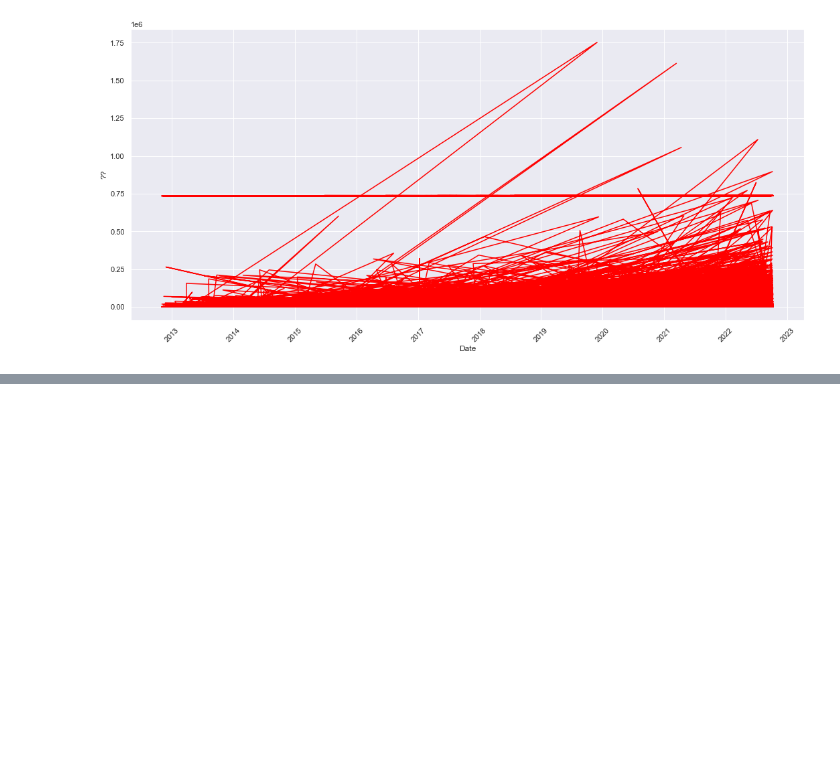
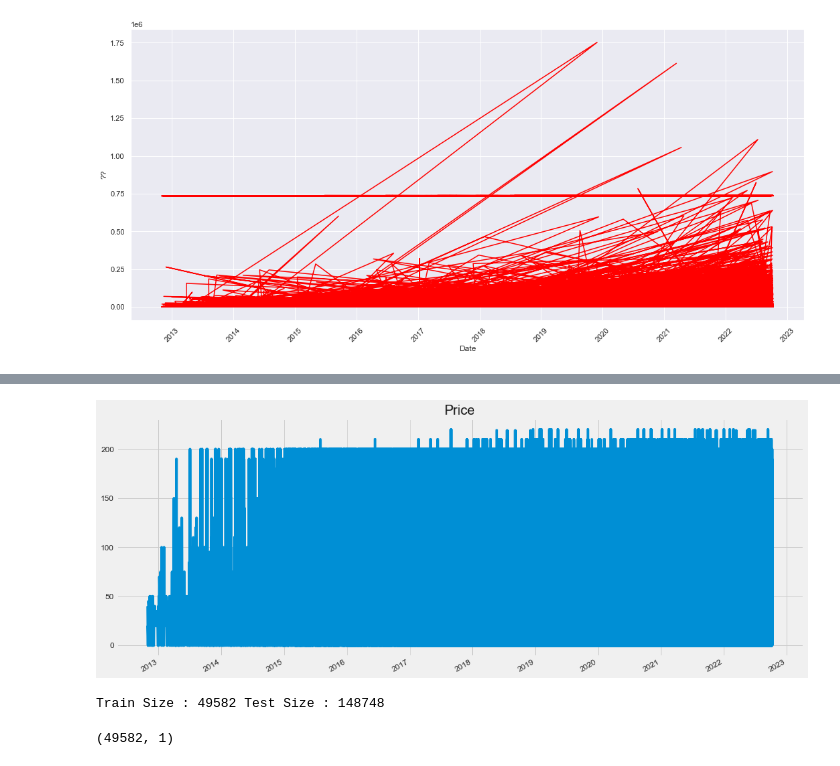
Before and after one commit to Amizzuddin/sc1015, a Jupyter notebook: timeSubPriceRate.ipynb, the cells around one changed output, grey strips where cells are left out. Saved outputs shown, nothing was run; the diff lists cells and outputs as text; code cells hidden in the pictures; blank space fills up the shorter version.

```diff
--- a/timeSubPriceRate.ipynb
+++ b/timeSubPriceRate.ipynb
@@ -261,0 +246,5 @@ plt.show()
+# %%
+df = pd.DataFrame(RemovedOutlierDataset[['price','last_update_date']])
+df['last_update_date'] = pd.to_datetime(df['last_update_date'])
+df.set_index('last_update_date', inplace= True)
+df.head(5)
@@ -261,0 +259,10 @@ plt.show()
+# %%
+plt.figure(figsize=(15, 6))
+df['price'].plot()
+plt.ylabel(None)
+plt.xlabel(None)
+plt.title("Price")
+plt.tight_layout()
+plt.show()
+# %% [output]
+[figure, added]
@@ -261,0 +279,12 @@ plt.show()
+# %%
+# 25% to Train , 75% to Test
+train_size = int(len(data) * 0.25)
+test_size = len(data) - train_size
+print("Train Size :",train_size,"Test Size :",test_size)
+# %% [output]
+Train Size : 49582 Test Size : 148748
+# %%
+train_data = scaled_data[0:train_size, :]
+train_data.shape
+# %% [output]
+(49582, 1)
```
Also changed, not shown: parts of 6 cells of this notebook.
